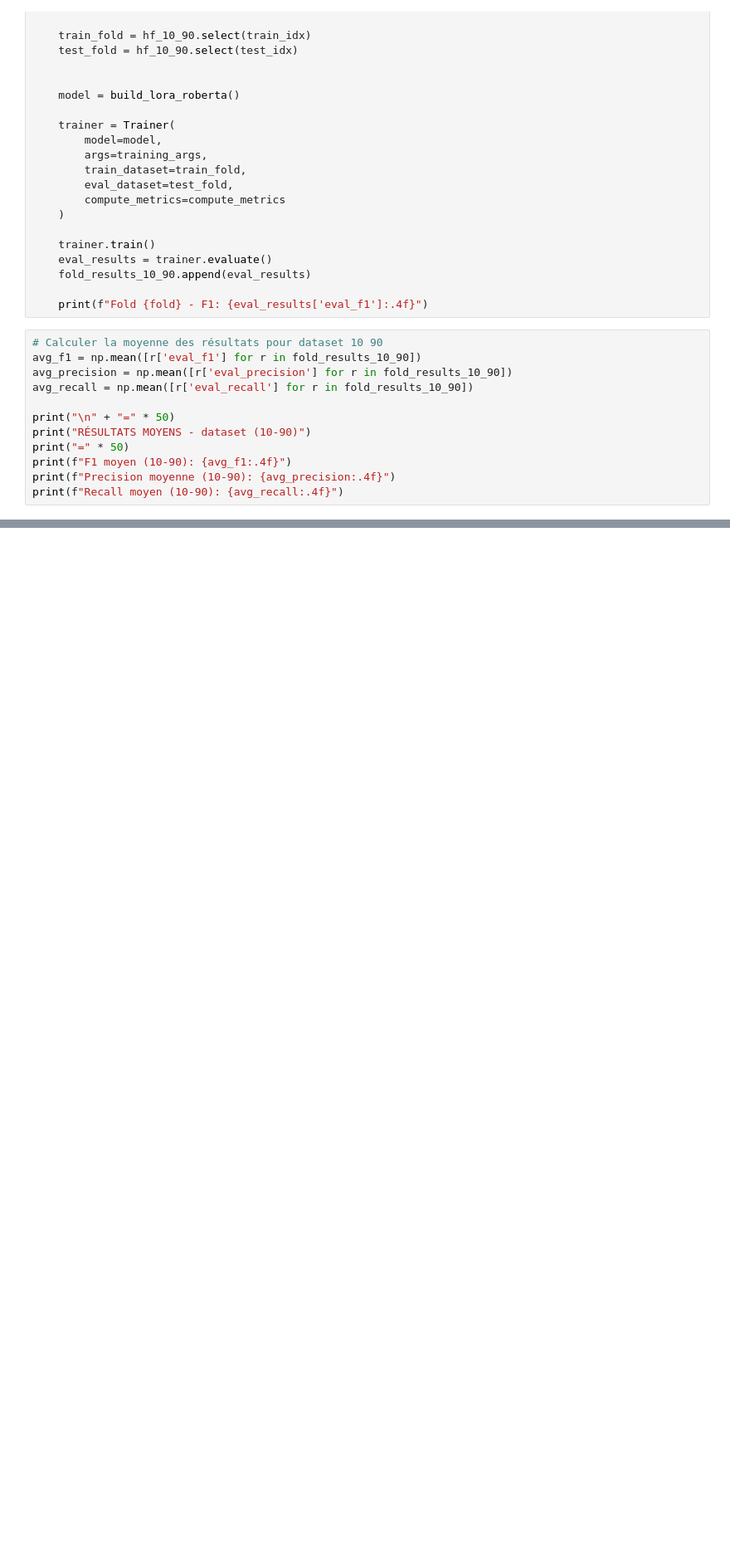
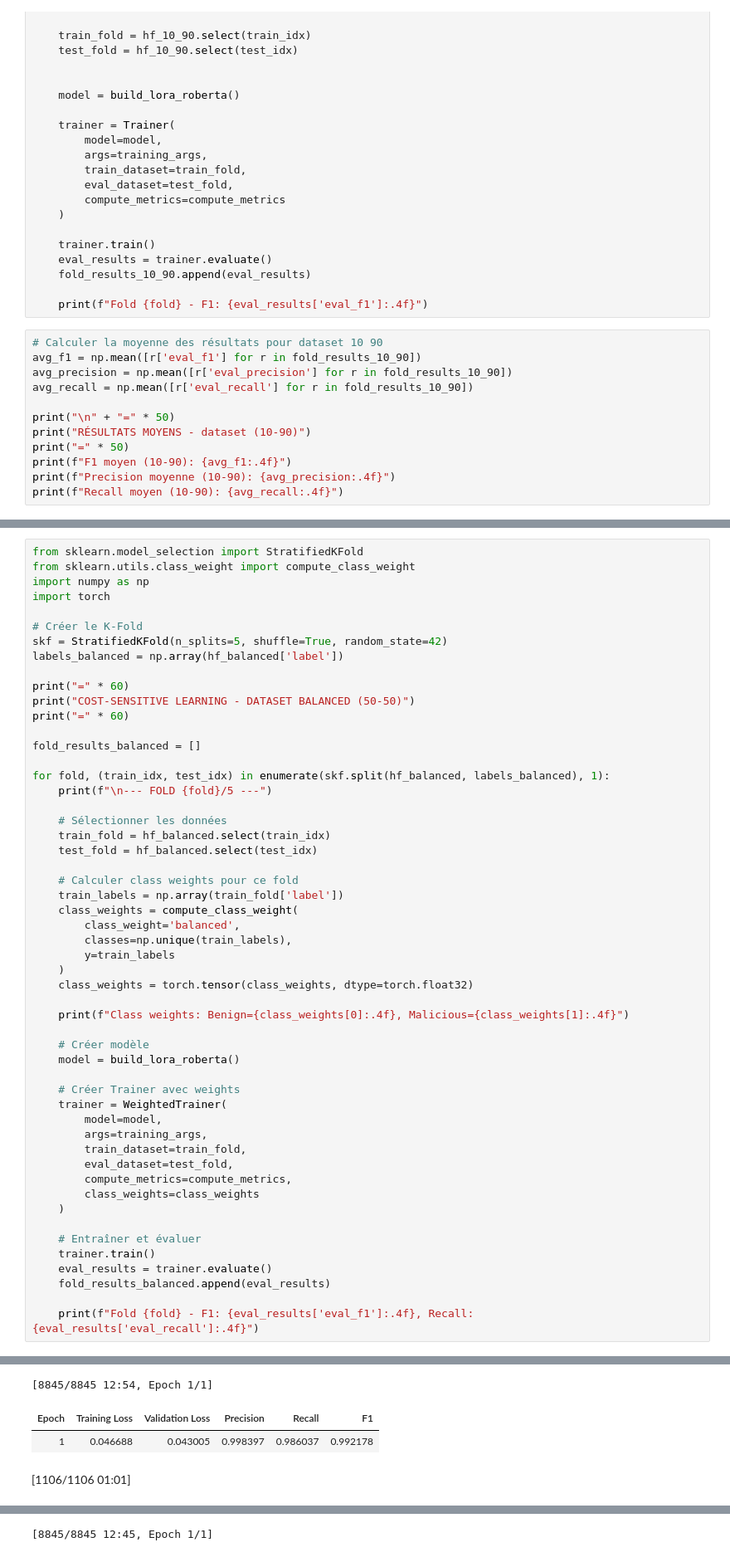
Before and after one commit to Selma266/Malicious-URL-Detection, a Jupyter notebook: Malicious_URL_Detection_2025.ipynb, the cells around one changed output, grey strips where cells are left out. Shown at 83% size. Drawn from its saved outputs; the diff is of its cells as text; blank space fills up the shorter version.

Commit message:
Add cost-sensitive learning using 5-fold stratified cross-validation on a balanced dataset

```diff
--- a/Malicious_URL_Detection_2025.ipynb
+++ b/Malicious_URL_Detection_2025.ipynb
@@ -544,0 +591,54 @@ print(f"Recall moyen (10-90): {avg_recall:.4f}")
+# %%
+from sklearn.model_selection import StratifiedKFold
+from sklearn.utils.class_weight import compute_class_weight
+import numpy as np
+import torch
+
+# Créer le K-Fold
+skf = StratifiedKFold(n_splits=5, shuffle=True, random_state=42)
+labels_balanced = np.array(hf_balanced['label'])
+
+print("=" * 60)
+print("COST-SENSITIVE LEARNING - DATASET BALANCED (50-50)")
+print("=" * 60)
+
+fold_results_balanced = []
+
+for fold, (train_idx, test_idx) in enumerate(skf.split(hf_balanced, labels_balanced), 1):
+    print(f"\n--- FOLD {fold}/5 ---")
+
+    # Sélectionner les données
+    train_fold = hf_balanced.select(train_idx)
+    test_fold = hf_balanced.select(test_idx)
+
+    # Calculer class weights pour ce fold
+    train_labels = np.array(train_fold['label'])
+    class_weights = compute_class_weight(
+        class_weight='balanced',
+        classes=np.unique(train_labels),
+        y=train_labels
+    )
+    class_weights = torch.tensor(class_weights, dtype=torch.float32)
+
+    print(f"Class weights: Benign={class_weights[0]:.4f}, Malicious={class_weights[1]:.4f}")
+
+    # Créer modèle
+    model = build_lora_roberta()
+
+    # Créer Trainer avec weights
+    trainer = WeightedTrainer(
+        model=model,
+        args=training_args,
+        train_dataset=train_fold,
+        eval_dataset=test_fold,
+        compute_metrics=compute_metrics,
+        class_weights=class_weights
+    )
+
+    # Entraîner et évaluer
+    trainer.train()
+    eval_results = trainer.evaluate()
+    fold_results_balanced.append(eval_results)
+
+    print(f"Fold {fold} - F1: {eval_results['eval_f1']:.4f}, Recall: {eval_results['eval_recall']:.4f}")
+# %% [output]
@@ -544,0 +668,4 @@ print(f"Recall moyen (10-90): {avg_recall:.4f}")
+[8845/8845 12:54, Epoch 1/1]
+| Epoch | Training Loss | Validation Loss | Precision | Recall | F1 |
+| 1 | 0.046688 | 0.043005 | 0.998397 | 0.986037 | 0.992178 |
+[1106/1106 01:01]
@@ -544,0 +693 @@ print(f"Recall moyen (10-90): {avg_recall:.4f}")
+[8845/8845 12:45, Epoch 1/1]
```
Also changed, not shown: parts of 7 cells of this notebook.
